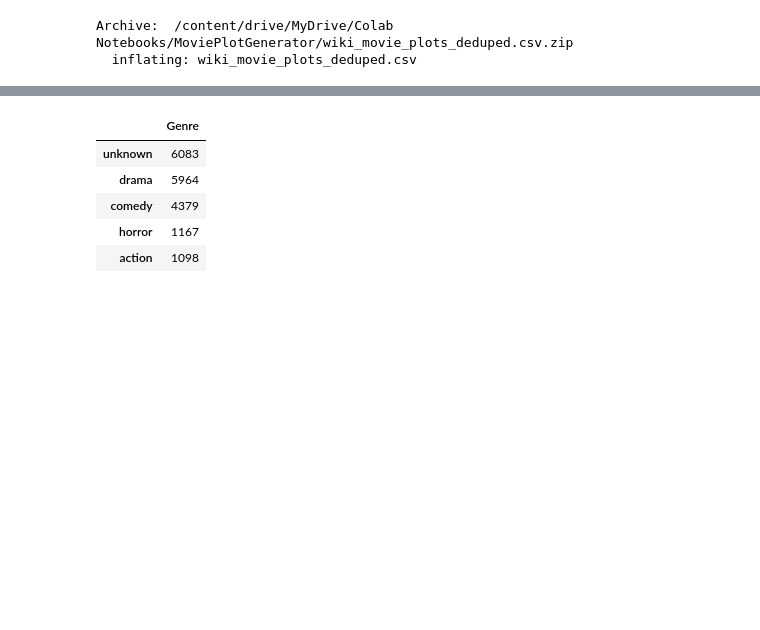
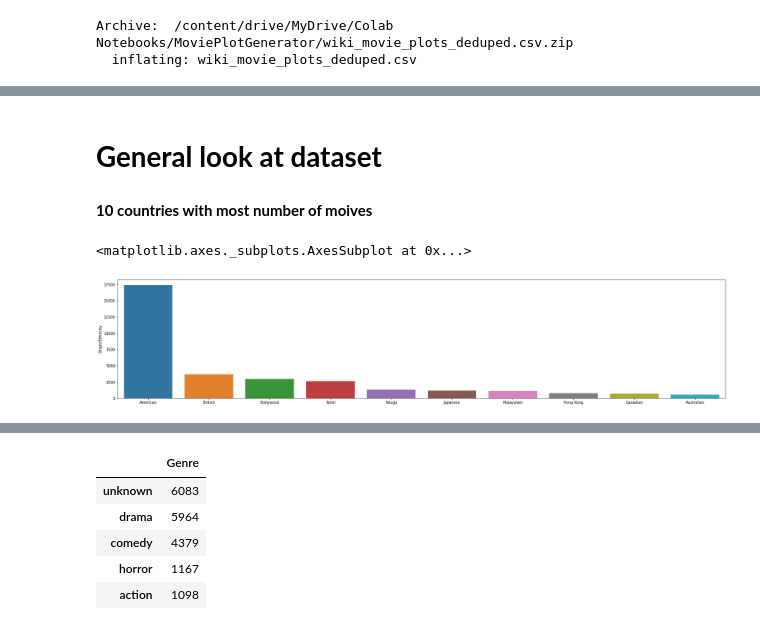
Before and after one commit to AmirHoseein99/Movie_Writer, a Jupyter notebook: MoviePlotGen_EDA.ipynb, the cells around one changed output, grey strips where cells are left out. Cells and saved outputs as stored; diff of their text form; code cells hidden in the pictures; blank space fills up the shorter version.

```diff
--- a/MoviePlotGen_EDA.ipynb
+++ b/MoviePlotGen_EDA.ipynb
@@ -22,3 +22,13 @@ data_df.head()
 | 2 | 1901 | The Martyred Presidents | American | Unknown | NaN | unknown | https://en.wikipedia.org/wiki/The... | The film, just over a minute long... |
 | 3 | 1901 | Terrible Teddy, the Grizzly King | American | Unknown | NaN | unknown | https://en.wikipedia.org/wiki/Ter... | Lasting just 61 seconds and consi... |
 | 4 | 1902 | Jack and the Beanstalk | American | George S. Fleming, Edwin S. Porter | NaN | unknown | https://en.wikipedia.org/wiki/Jac... | The earliest known adaptation of ... |
+# %% [markdown]
+# **General look at dataset**
+# %% [markdown]
+**10 countries with most number of moives**
+# %%
+plt.figure(figsize=(30, 6))
+sns.barplot(x=data_df['Origin/Ethnicity'].value_counts()[:10].index, y=data_df['Origin/Ethnicity'].value_counts()[:10])
+# %% [output]
+<matplotlib.axes._subplots.AxesSubplot at 0x...>
+[figure, added]
```
Also changed, not shown: parts of 15 cells of this notebook.
